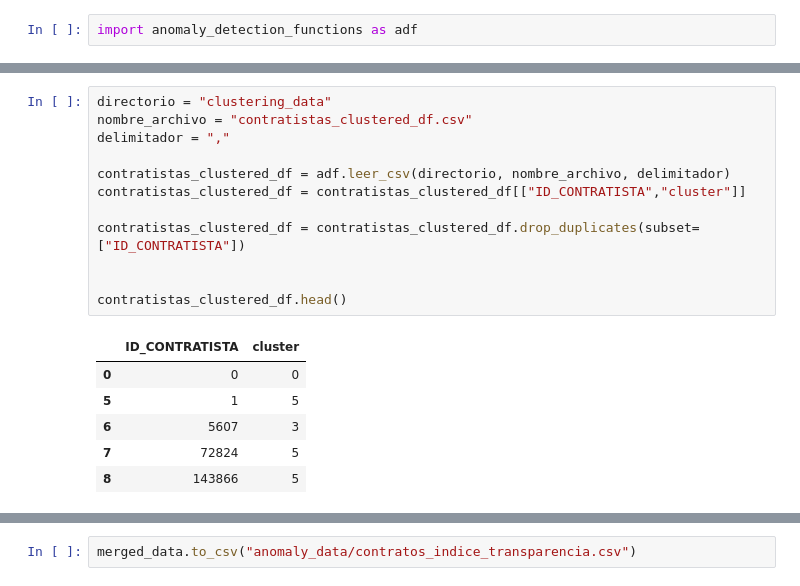
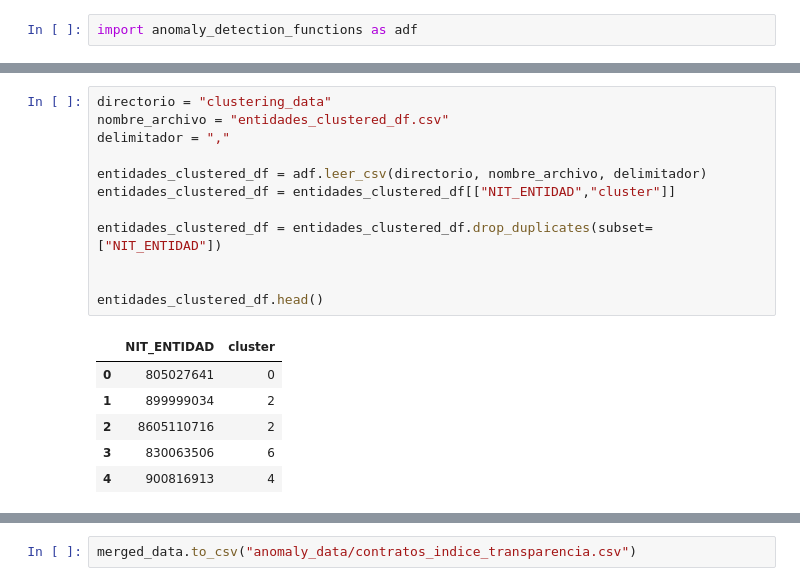
Before and after one commit to cdgonzalezr1/datos_abiertos, a Jupyter notebook: anomaly_detection.ipynb, the cells around one changed output, grey strips where cells are left out. Saved outputs shown, nothing was run; the diff lists cells and outputs as text.

```diff
--- a/anomaly_detection.ipynb
+++ b/anomaly_detection.ipynb
@@ -13,22 +13,22 @@ contratos_df.head()
 # %%
 directorio = "clustering_data"
-nombre_archivo = "contratistas_clustered_df.csv"
+nombre_archivo = "entidades_clustered_df.csv"
 delimitador = ","
 
-contratistas_clustered_df = adf.leer_csv(directorio, nombre_archivo, delimitador)
-contratistas_clustered_df = contratistas_clustered_df[["ID_CONTRATISTA","cluster"]]
+entidades_clustered_df = adf.leer_csv(directorio, nombre_archivo, delimitador)
+entidades_clustered_df = entidades_clustered_df[["NIT_ENTIDAD","cluster"]]
 
-contratistas_clustered_df = contratistas_clustered_df.drop_duplicates(subset=["ID_CONTRATISTA"])
+entidades_clustered_df = entidades_clustered_df.drop_duplicates(subset=["NIT_ENTIDAD"])
 
 
-contratistas_clustered_df.head()
+entidades_clustered_df.head()
 # %% [output]
-|  | ID_CONTRATISTA | cluster |
-| 0 | 0 | 0 |
-| 5 | 1 | 5 |
-| 6 | 5607 | 3 |
-| 7 | 72824 | 5 |
-| 8 | 143866 | 5 |
+|  | NIT_ENTIDAD | cluster |
+| 0 | 805027641 | 0 |
+| 1 | 899999034 | 2 |
+| 2 | 8605110716 | 2 |
+| 3 | 830063506 | 6 |
+| 4 | 900816913 | 4 |
 # %%
 directorio = "clustering_data"
 nombre_archivo = "indice_transparencia.csv"
```
Also changed, not shown: parts of 9 cells of this notebook, 1 other file.
